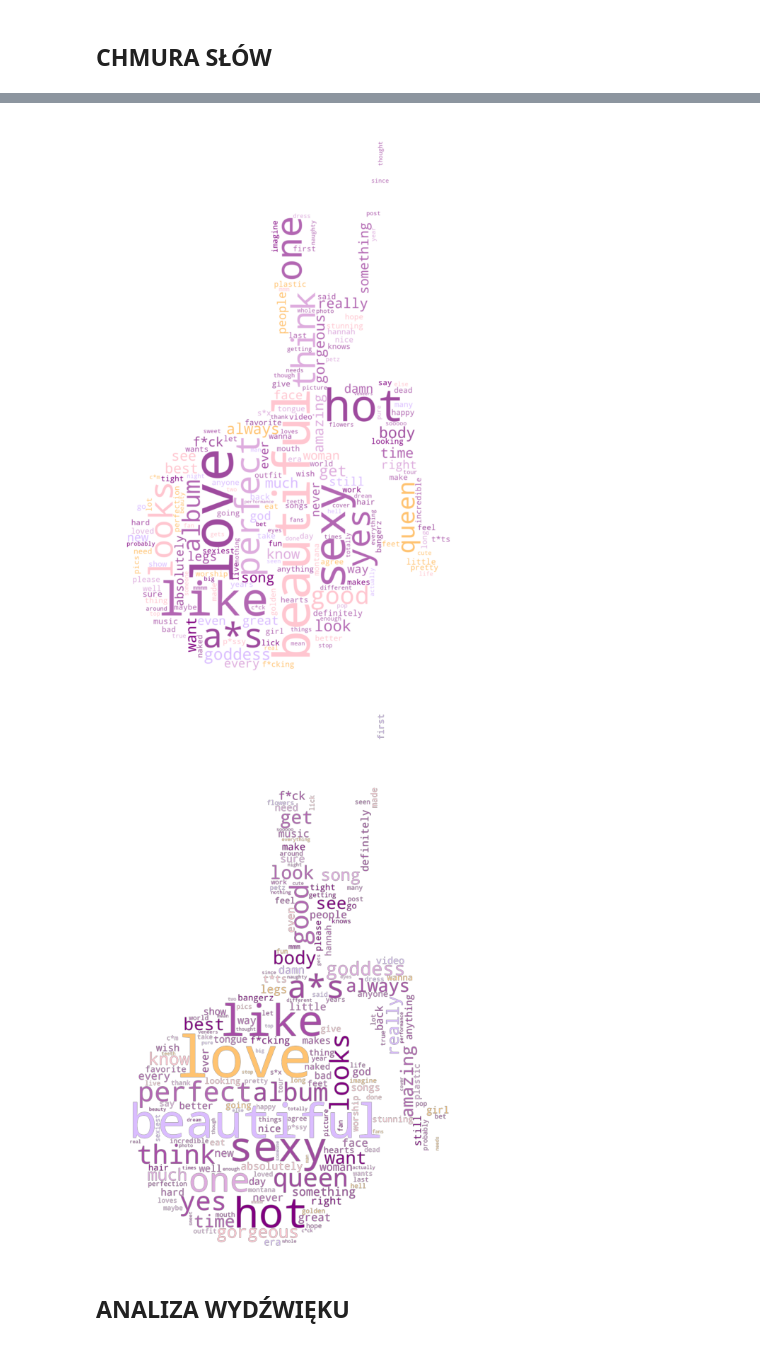
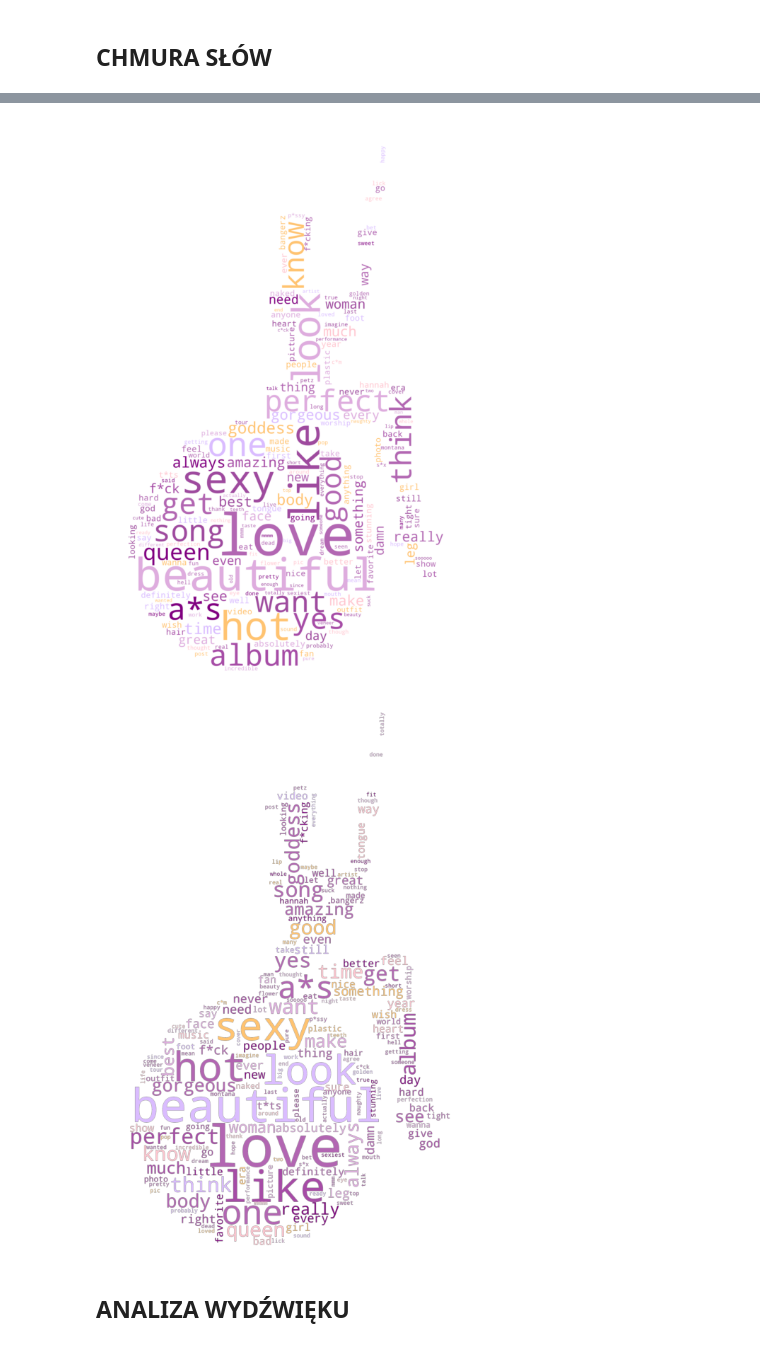
Before and after one commit to iga-bochniak/Spolecznosc-muzyczna-Reddit, a Jupyter notebook: text_mining_miley_2024_2026.ipynb, the cells around one changed output, grey strips where cells are left out. Drawn from its saved outputs; the diff is of its cells as text; code cells hidden in the pictures.

```diff
--- a/text_mining_miley_2024_2026.ipynb
+++ b/text_mining_miley_2024_2026.ipynb
@@ -137,7 +137,7 @@ def cenzuruj_wulgaryzmy(text):
 #Usuwanie stopwords
 def remove_my_stopwords(text):
     stop_words = stopwords.words("english")
-    stop_words.extend(["oah", "haha", "hey", "yeah", "oh", "lol", "omg", "ain't", "im", "that's", "i've", "I've", "miley", "mileys", "miley's", "cyrus", "would", "could", "doesnt", "doesn't", "can't", "also", "pic", "dm", "ig", "tho", "tbh", "imo", "id", "thats", "wow", "us", "got"])
+    stop_words.extend(["else", "oah", "haha", "hey", "yeah", "oh", "lol", "omg", "ain't", "im", "that's", "i've", "I've", "miley", "mileys", "miley's", "cyrus", "would", "could", "doesnt", "doesn't", "can't", "also", "pic", "dm", "ig", "tho", "tbh", "imo", "id", "thats", "wow", "us", "got"])
     filtred_words=[]
     for word in text.split():
         if word not in stop_words:
@@ -184,6 +184,14 @@ data_miley_24_26_str
  'shock',
  'hot',
  ...]
+# %%
+# TU ROBIE LEM
+from nltk.stem.wordnet import WordNetLemmatizer
+
+wnl = WordNetLemmatizer()
+
+# Nadpisujemy tę samą listę jej zlemmatyzowaną wersją
+data_miley_24_26_str = [wnl.lemmatize(word) for word in data_miley_24_26_str]
 # %%
 #proces stemantyzacji - sprowadzanie słów do ich rdzeni
 #Wywołaj konwerter pozwalający na stemming tekstu za pomocą funkcji PorterStemmer()
@@ -328,18 +336,19 @@ wc= WordCloud(background_color ="white", mask=mask,scale = 1.5,color_func=color_
 plt.imshow(wc, interpolation='bilinear')
 plt.axis('off');
 # %% [output]
-[figure, old version]
+[figure, new version]
 # %%
 word_cloud_words = pd.DataFrame(data_miley_24_26_str).value_counts().head(200).rename_axis("word").reset_index(name="count")
 word_cloud_words
 wystapienia_miley_24_26 = dict(zip(word_cloud_words["word"], word_cloud_words["count"]))
 wystapienia_miley_24_26
 plt.figure(figsize=(10,10))
 wc= WordCloud(background_color = None,mode = "RGBA", mask=mask,scale = 1.5,color_func=color_function, max_words = 190, width=1000, height=600, colormap = cm.plasma).generate_from_frequencies(wystapienia_miley_24_26)
+wc.to_file("wordcloud-masks/mileycyrus2426_output_p.png")
 plt.imshow(wc, interpolation='bilinear')
 plt.axis('off');
 # %% [output]
-[figure, old version]
+[figure, new version]
 # %%
 img = Image.open("wordcloud-masks/mileycyrus wrecking ball mask.png").convert("RGB")
 arr = np.array(img)
```
Also changed, not shown: parts of 8 cells of this notebook, 3 other files.
